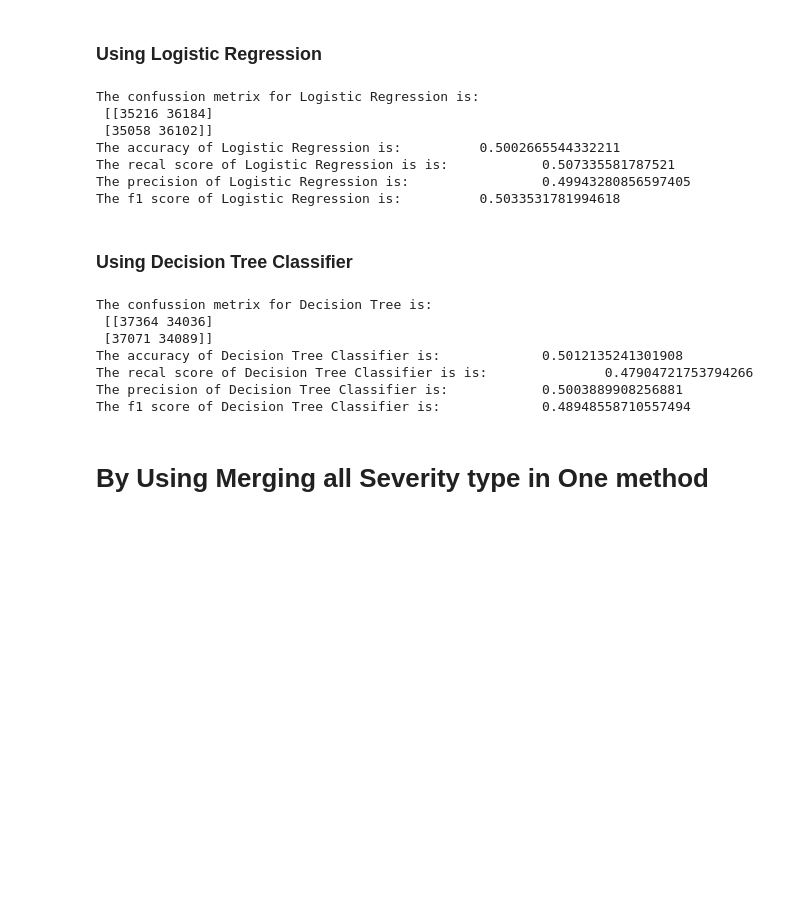
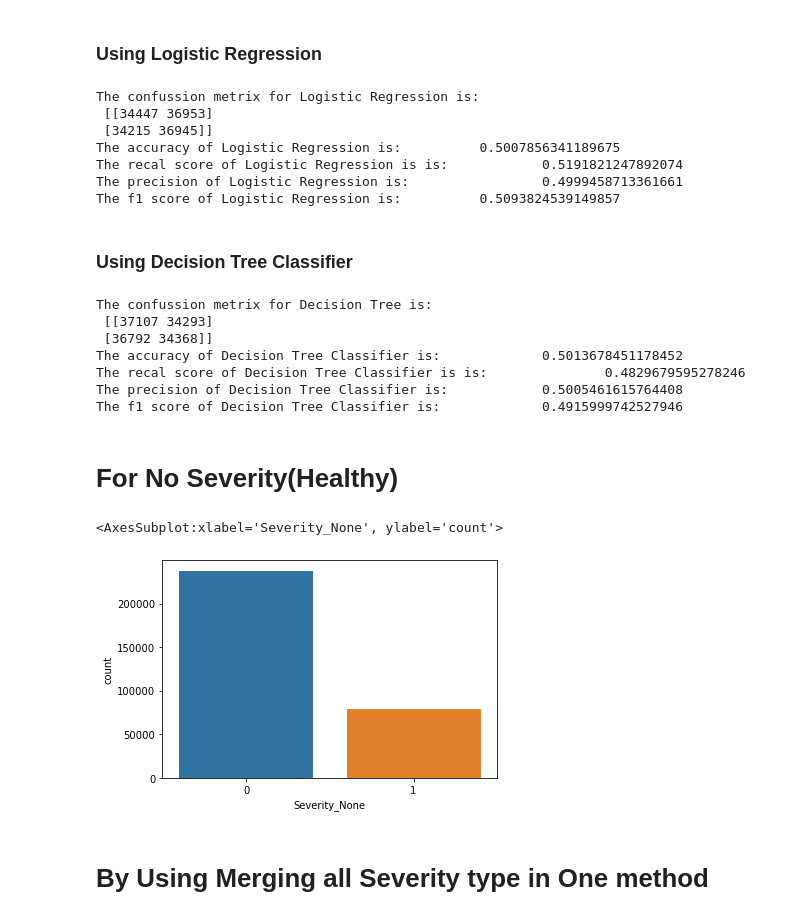
Before and after one commit to ashu741/MiniProject_5th_Sem_2015202, a Jupyter notebook: AshutoshKumarGupta_5thSem_MiniProject_Part2_2015202.ipynb, the cells around one changed output. Drawn from its saved outputs; the diff is of its cells as text; code cells hidden in the pictures; blank space fills up the shorter version.

```diff
--- a/AshutoshKumarGupta_5thSem_MiniProject_Part2_2015202.ipynb
+++ b/AshutoshKumarGupta_5thSem_MiniProject_Part2_2015202.ipynb
@@ -437,38 +417,45 @@ The f1 score of Random Forest Classifier is:             0.5049431244999478
 lr_se=LogisticRegression()
 lr_se.fit(train_sx,train_sy)
 pred_lr_se=lr_se.predict(test_sx)
-print("The confussion metrix for Logistic Regression is:\n",metrics.confusion_matrix(test_y,pred_lr_se))
-print("The accuracy of Logistic Regression is:\t\t",metrics.accuracy_score(test_y,pred_lr_se))
-print("The recal score of Logistic Regression is is:\t\t",metrics.recall_score(test_y,pred_lr_se))
-print("The precision of Logistic Regression is:\t\t",metrics.precision_score(test_y,pred_lr_se))
-print("The f1 score of Logistic Regression is:\t\t",metrics.f1_score(test_y,pred_lr_se))
+print("The confussion metrix for Logistic Regression is:\n",metrics.confusion_matrix(test_sy,pred_lr_se))
+print("The accuracy of Logistic Regression is:\t\t",metrics.accuracy_score(test_sy,pred_lr_se))
+print("The recal score of Logistic Regression is is:\t\t",metrics.recall_score(test_sy,pred_lr_se))
+print("The precision of Logistic Regression is:\t\t",metrics.precision_score(test_sy,pred_lr_se))
+print("The f1 score of Logistic Regression is:\t\t",metrics.f1_score(test_sy,pred_lr_se))
 # %% [output]
 The confussion metrix for Logistic Regression is:
- [[35216 36184]
- [35058 36102]]
-The accuracy of Logistic Regression is:          0.5002665544332211
-The recal score of Logistic Regression is is:            0.507335581787521
-The precision of Logistic Regression is:                 0.49943280856597405
-The f1 score of Logistic Regression is:          0.5033531781994618
+ [[34447 36953]
+ [34215 36945]]
+The accuracy of Logistic Regression is:          0.5007856341189675
+The recal score of Logistic Regression is is:            0.5191821247892074
+The precision of Logistic Regression is:                 0.4999458713361661
+The f1 score of Logistic Regression is:          0.5093824539149857
 # %% [markdown]
 ### Using Decision Tree Classifier
 # %%
 dsc_se=DecisionTreeClassifier()
 dsc_se.fit(train_sx,train_sy)
 pred_dsc_se=dsc_se.predict(test_sx)
-print("The confussion metrix for Decision Tree is:\n",metrics.confusion_matrix(test_y,pred_dsc_se))
-print("The accuracy of Decision Tree Classifier is:\t\t",metrics.accuracy_score(test_y,pred_dsc_se))
-print("The recal score of Decision Tree Classifier is is:\t\t",metrics.recall_score(test_y,pred_dsc_se))
-print("The precision of Decision Tree Classifier is:\t\t",metrics.precision_score(test_y,pred_dsc_se))
-print("The f1 score of Decision Tree Classifier is:\t\t",metrics.f1_score(test_y,pred_dsc_se))
+print("The confussion metrix for Decision Tree is:\n",metrics.confusion_matrix(test_sy,pred_dsc_se))
+print("The accuracy of Decision Tree Classifier is:\t\t",metrics.accuracy_score(test_sy,pred_dsc_se))
+print("The recal score of Decision Tree Classifier is is:\t\t",metrics.recall_score(test_sy,pred_dsc_se))
+print("The precision of Decision Tree Classifier is:\t\t",metrics.precision_score(test_sy,pred_dsc_se))
+print("The f1 score of Decision Tree Classifier is:\t\t",metrics.f1_score(test_sy,pred_dsc_se))
 # %% [output]
 The confussion metrix for Decision Tree is:
- [[37364 34036]
- [37071 34089]]
-The accuracy of Decision Tree Classifier is:             0.5012135241301908
-The recal score of Decision Tree Classifier is is:               0.47904721753794266
-The precision of Decision Tree Classifier is:            0.5003889908256881
-The f1 score of Decision Tree Classifier is:             0.48948558710557494
+ [[37107 34293]
+ [36792 34368]]
+The accuracy of Decision Tree Classifier is:             0.5013678451178452
+The recal score of Decision Tree Classifier is is:               0.4829679595278246
+The precision of Decision Tree Classifier is:            0.5005461615764408
+The f1 score of Decision Tree Classifier is:             0.4915999742527946
+# %% [markdown]
+# For No Severity(Healthy)
+# %%
+sns.countplot(dataset1.iloc[:,21])
+# %% [output]
+<AxesSubplot:xlabel='Severity_None', ylabel='count'>
+[figure, added]
 # %% [markdown]
 # By Using Merging all Severity type in One method
 # %%
```
Also changed, not shown: parts of 24 cells of this notebook.
